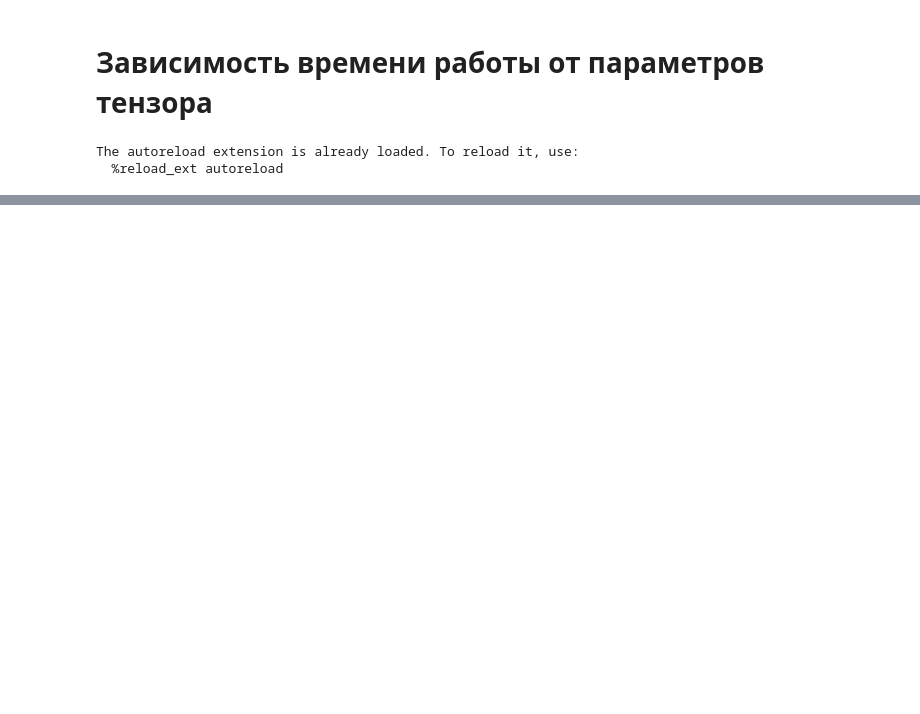
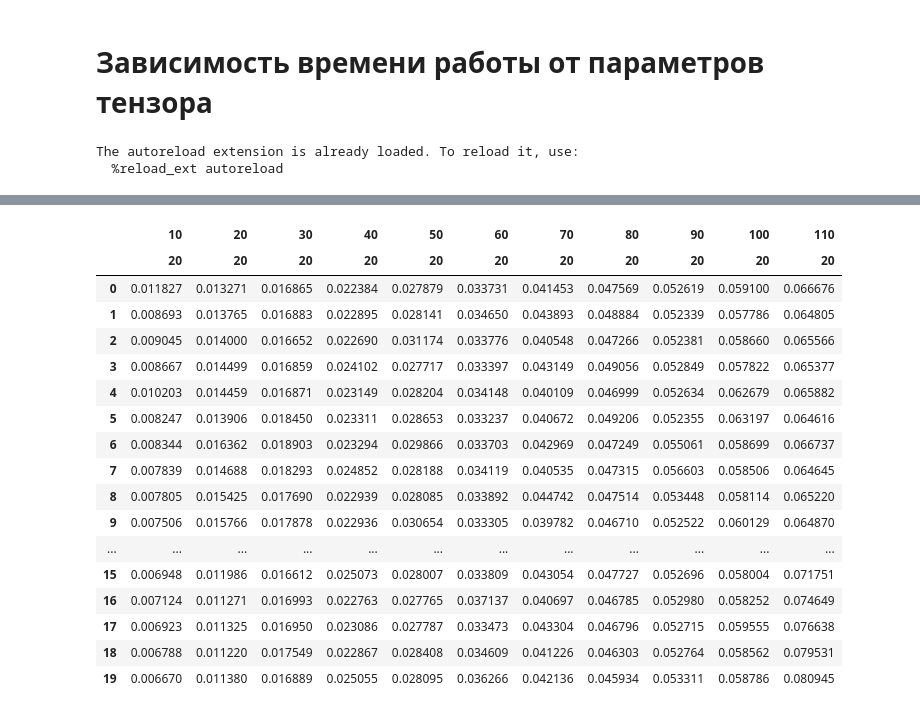
Before and after one commit to divanik/Randomized_tensor_bilinear_operations, a Jupyter notebook: experiment1.ipynb, the cells around one changed output, grey strips where cells are left out. Saved outputs shown, nothing was run; the diff lists cells and outputs as text; code cells hidden in the pictures; blank space fills up the shorter version.

```diff
--- a/experiment1.ipynb
+++ b/experiment1.ipynb
@@ -80,0 +72,21 @@ for rounding_rank_ in grid_modes:
+# %%
+count_time(default_config, ["modes", "tries"], list(zip(np.arange(10, 120, 10), np.ones(15, dtype = int) * 20)), approximateHadamardProduct, "experiments_results/experiment1/modes.txt")
+# %% [output]
+|  | 10 | 20 | 30 | 40 | 50 | 60 | 70 | 80 | 90 | 100 | 110 |
+|  | 20 | 20 | 20 | 20 | 20 | 20 | 20 | 20 | 20 | 20 | 20 |
+| 0 | 0.011827 | 0.013271 | 0.016865 | 0.022384 | 0.027879 | 0.033731 | 0.041453 | 0.047569 | 0.052619 | 0.059100 | 0.066676 |
+| 1 | 0.008693 | 0.013765 | 0.016883 | 0.022895 | 0.028141 | 0.034650 | 0.043893 | 0.048884 | 0.052339 | 0.057786 | 0.064805 |
+| 2 | 0.009045 | 0.014000 | 0.016652 | 0.022690 | 0.031174 | 0.033776 | 0.040548 | 0.047266 | 0.052381 | 0.058660 | 0.065566 |
+| 3 | 0.008667 | 0.014499 | 0.016859 | 0.024102 | 0.027717 | 0.033397 | 0.043149 | 0.049056 | 0.052849 | 0.057822 | 0.065377 |
+| 4 | 0.010203 | 0.014459 | 0.016871 | 0.023149 | 0.028204 | 0.034148 | 0.040109 | 0.046999 | 0.052634 | 0.062679 | 0.065882 |
+| 5 | 0.008247 | 0.013906 | 0.018450 | 0.023311 | 0.028653 | 0.033237 | 0.040672 | 0.049206 | 0.052355 | 0.063197 | 0.064616 |
+| 6 | 0.008344 | 0.016362 | 0.018903 | 0.023294 | 0.029866 | 0.033703 | 0.042969 | 0.047249 | 0.055061 | 0.058699 | 0.066737 |
+| 7 | 0.007839 | 0.014688 | 0.018293 | 0.024852 | 0.028188 | 0.034119 | 0.040535 | 0.047315 | 0.056603 | 0.058506 | 0.064645 |
+| 8 | 0.007805 | 0.015425 | 0.017690 | 0.022939 | 0.028085 | 0.033892 | 0.044742 | 0.047514 | 0.053448 | 0.058114 | 0.065220 |
+| 9 | 0.007506 | 0.015766 | 0.017878 | 0.022936 | 0.030654 | 0.033305 | 0.039782 | 0.046710 | 0.052522 | 0.060129 | 0.064870 |
+| ... | ... | ... | ... | ... | ... | ... | ... | ... | ... | ... | ... |
+| 15 | 0.006948 | 0.011986 | 0.016612 | 0.025073 | 0.028007 | 0.033809 | 0.043054 | 0.047727 | 0.052696 | 0.058004 | 0.071751 |
+| 16 | 0.007124 | 0.011271 | 0.016993 | 0.022763 | 0.027765 | 0.037137 | 0.040697 | 0.046785 | 0.052980 | 0.058252 | 0.074649 |
+| 17 | 0.006923 | 0.011325 | 0.016950 | 0.023086 | 0.027787 | 0.033473 | 0.043304 | 0.046796 | 0.052715 | 0.059555 | 0.076638 |
+| 18 | 0.006788 | 0.011220 | 0.017549 | 0.022867 | 0.028408 | 0.034609 | 0.041226 | 0.046303 | 0.052764 | 0.058562 | 0.079531 |
+| 19 | 0.006670 | 0.011380 | 0.016889 | 0.025055 | 0.028095 | 0.036266 | 0.042136 | 0.045934 | 0.053311 | 0.058786 | 0.080945 |
```
Also changed, not shown: parts of 11 cells of this notebook, 11 other files.
